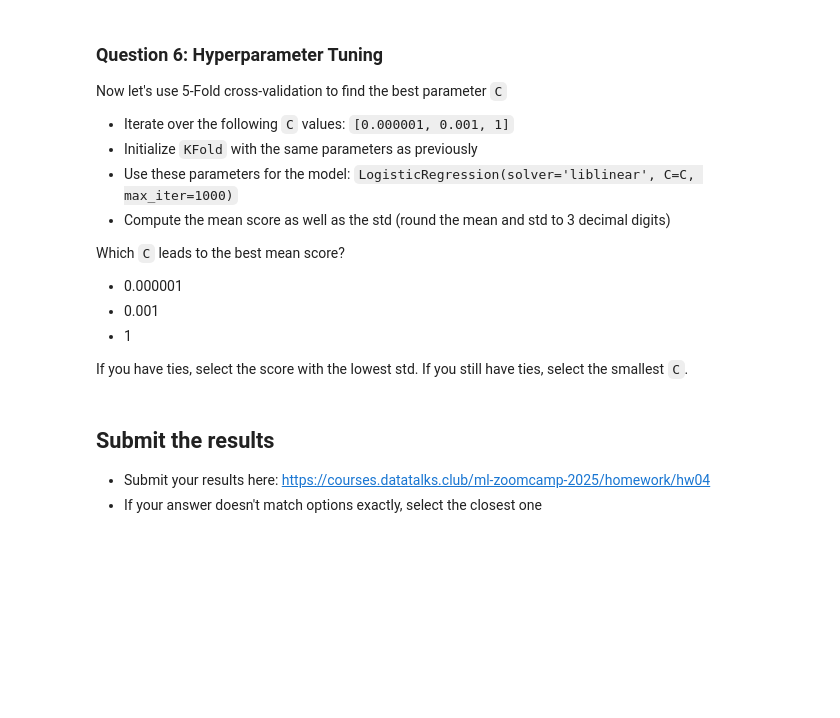
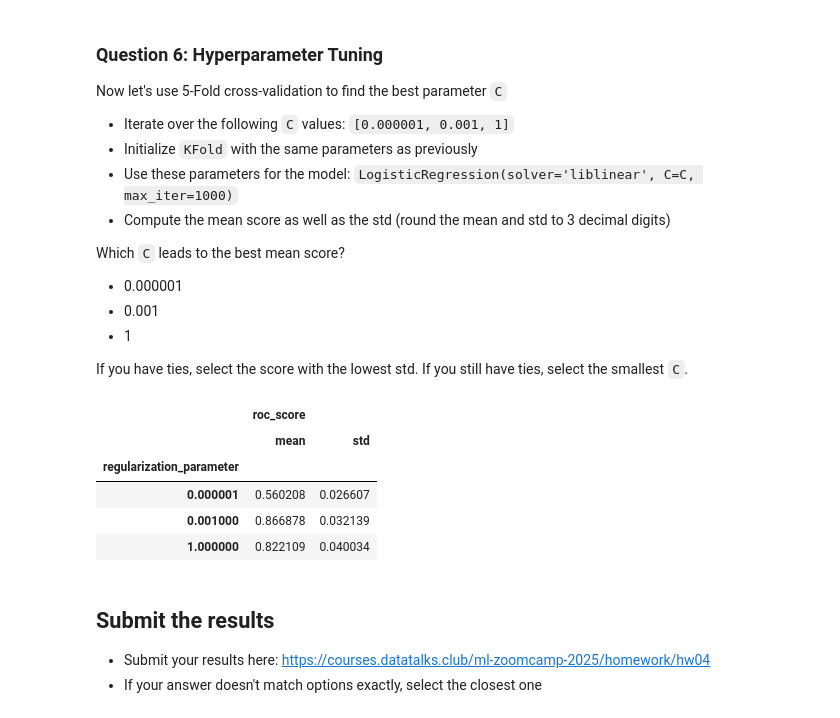
Before and after one commit to evvladimirov/machine-learning-zoomcamp-2025, a Jupyter notebook: 04-evaluation/homework_04_eval.ipynb, the cells around one changed output. Saved outputs shown, nothing was run; the diff lists cells and outputs as text; code cells hidden in the pictures; blank space fills up the shorter version.

```diff
--- a/04-evaluation/homework_04_eval.ipynb
+++ b/04-evaluation/homework_04_eval.ipynb
@@ -417,6 +459,68 @@ Which `C` leads to the best mean score?
 - 1
 
 If you have ties, select the score with the lowest std. If you still have ties, select the smallest `C`.
+# %%
+from sklearn.feature_extraction import DictVectorizer
+from sklearn.linear_model import LogisticRegression
+from sklearn.model_selection import KFold
+
+from sklearn.metrics import roc_auc_score
+
+def train_model(df_train, y_train, regularization_parameter=1.0):
+    dicts = df_train.to_dict(orient='records')
+
+    dv = DictVectorizer(sparse=False)
+    X_train = dv.fit_transform(dicts)
+
+    model = LogisticRegression(C=regularization_parameter, solver='liblinear', max_iter=1000)
+    model.fit(X_train, y_train)
+
+    return dv, model
+
+def predict_y(dv, model, df_predict):
+    dicts = df_predict.to_dict(orient='records')
+    X_predict = dv.transform(dicts)
+    y_pred = model.predict_proba(X_predict)[:,1]
+
+    return y_pred
+
+kf = KFold(n_splits=5, shuffle=True, random_state=1)
+regularization_parameters = [0.000001, 0.001, 1]
+
+fold_spec = []
+for regularization_parameter in regularization_parameters:
+    for train, test in kf.split(df_full_train):
+        df_train_k = df_full_train.iloc[train]
+        df_val_k = df_full_train.iloc[test]
+
+        y_train_k = df_train_k.converted
+        df_train_k = df_train_k.drop(columns=['converted'])
+
+        y_val_k = df_val_k.converted
+        df_val_k = df_val_k.drop(columns=['converted'])
+
+
+        dv, model = train_model(df_train_k, y_train_k, regularization_parameter)
+
+        y_val_pred = predict_y(dv, model, df_val_k)
+
+        roc_score_k = roc_auc_score(y_val_k, y_val_pred)
+
+        fold_spec.append((regularization_parameter, roc_score_k))
+
+
+# round(np.std(fold_spec), 3)
+fold_spec_df = pd.DataFrame(fold_spec, columns=['regularization_parameter', 'roc_score'])
+fold_spec_df
+
+fold_spec_df.groupby('regularization_parameter').agg({'roc_score': ['mean', 'std']})
+# %% [output]
+|  | roc_score |  |
+|  | mean | std |
+| regularization_parameter |  |  |
+| 0.000001 | 0.560208 | 0.026607 |
+| 0.001000 | 0.866878 | 0.032139 |
+| 1.000000 | 0.822109 | 0.040034 |
 # %% [markdown]
 
 
```
Also changed, not shown: parts of 3 cells of this notebook.
